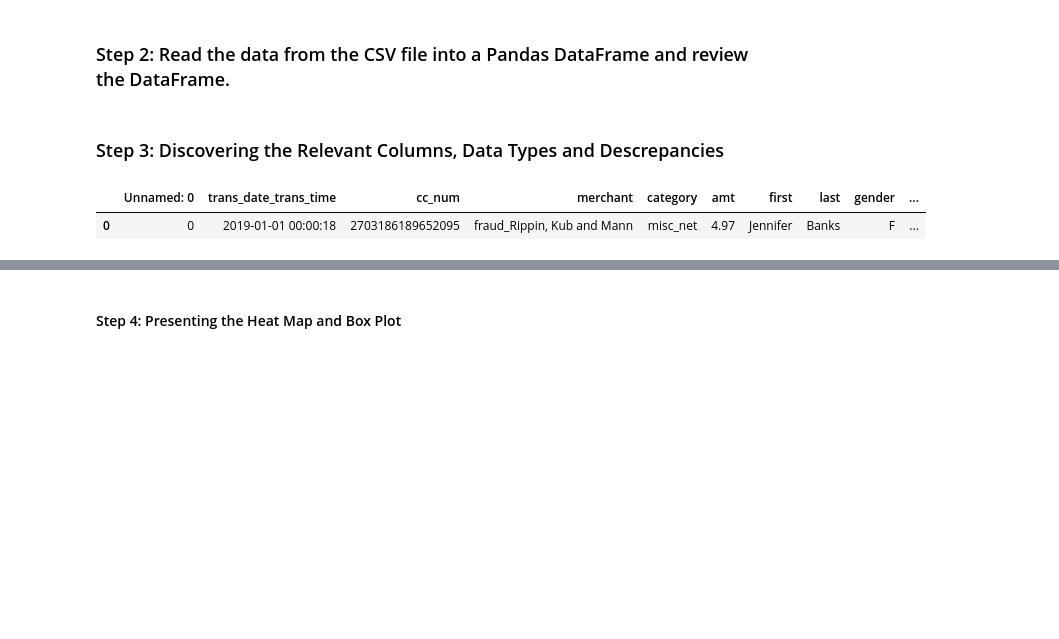
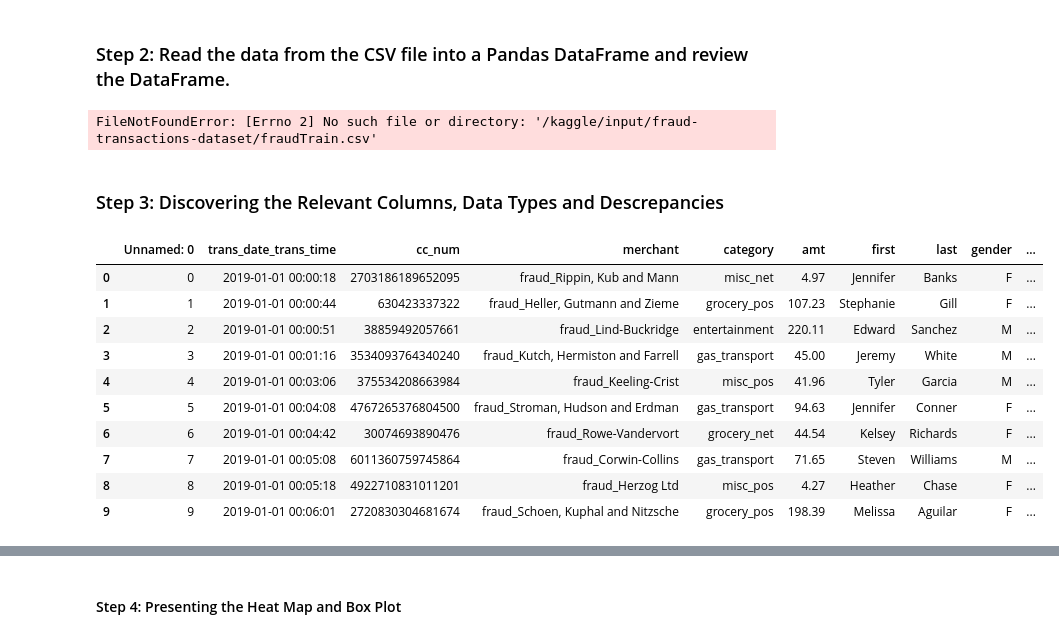
Before and after one commit to rolvera05/fraudguard_ml, a Jupyter notebook: fraud.ipynb, the cells around one changed output, grey strips where cells are left out. Drawn from its saved outputs; the diff is of its cells as text; code cells hidden in the pictures; blank space fills up the shorter version.

```diff
--- a/fraud.ipynb
+++ b/fraud.ipynb
@@ -53,6 +57,14 @@ pd.set_option('display.max_columns',None)
 pd.set_option('display.float_format', lambda x: '%.2f' % x)
 # %% [markdown]
 ### Step 2: Read the data from the CSV file into a Pandas DataFrame and review the DataFrame.
+# %%
+test_dir = '/kaggle/input/fraud-transactions-dataset/fraudTest.csv'
+train_dir = '/kaggle/input/fraud-transactions-dataset/fraudTrain.csv'
+
+df_train = pd.read_csv(train_dir, index_col=0)
+df_test = pd.read_csv(test_dir, index_col=0)
+# %% [output]
+FileNotFoundError: [Errno 2] No such file or directory: '/kaggle/input/fraud-transactions-dataset/fraudTrain.csv'
 # %%
 # Read the fraudTrainlarge.csv file from the Resources folder into a Pandas DataFrame
 
@@ -71,9 +83,18 @@ fraud_df = pd.read_csv(
 # %%
 # Review the DataFrame
 
-display(fraud_df.head(1))
-display(fraud_df.tail(1))
+# display(fraud_df.head(10))
+# display(fraud_df.tail(10))
 # %% [output]
 |  | Unnamed: 0 | trans_date_trans_time | cc_num | merchant | category | amt | first | last | gender | ... |
 | 0 | 0 | 2019-01-01 00:00:18 | 2703186189652095 | fraud_Rippin, Kub and Mann | misc_net | 4.97 | Jennifer | Banks | F | ... |
+| 1 | 1 | 2019-01-01 00:00:44 | 630423337322 | fraud_Heller, Gutmann and Zieme | grocery_pos | 107.23 | Stephanie | Gill | F | ... |
+| 2 | 2 | 2019-01-01 00:00:51 | 38859492057661 | fraud_Lind-Buckridge | entertainment | 220.11 | Edward | Sanchez | M | ... |
+| 3 | 3 | 2019-01-01 00:01:16 | 3534093764340240 | fraud_Kutch, Hermiston and Farrell | gas_transport | 45.00 | Jeremy | White | M | ... |
+| 4 | 4 | 2019-01-01 00:03:06 | 375534208663984 | fraud_Keeling-Crist | misc_pos | 41.96 | Tyler | Garcia | M | ... |
+| 5 | 5 | 2019-01-01 00:04:08 | 4767265376804500 | fraud_Stroman, Hudson and Erdman | gas_transport | 94.63 | Jennifer | Conner | F | ... |
+| 6 | 6 | 2019-01-01 00:04:42 | 30074693890476 | fraud_Rowe-Vandervort | grocery_net | 44.54 | Kelsey | Richards | F | ... |
+| 7 | 7 | 2019-01-01 00:05:08 | 6011360759745864 | fraud_Corwin-Collins | gas_transport | 71.65 | Steven | Williams | M | ... |
+| 8 | 8 | 2019-01-01 00:05:18 | 4922710831011201 | fraud_Herzog Ltd | misc_pos | 4.27 | Heather | Chase | F | ... |
+| 9 | 9 | 2019-01-01 00:06:01 | 2720830304681674 | fraud_Schoen, Kuphal and Nitzsche | grocery_pos | 198.39 | Melissa | Aguilar | F | ... |
 |  | Unnamed: 0 | trans_date_trans_time | cc_num | merchant | category | amt | first | last | gender | ... |
```
Also changed, not shown: parts of 26 cells of this notebook.
